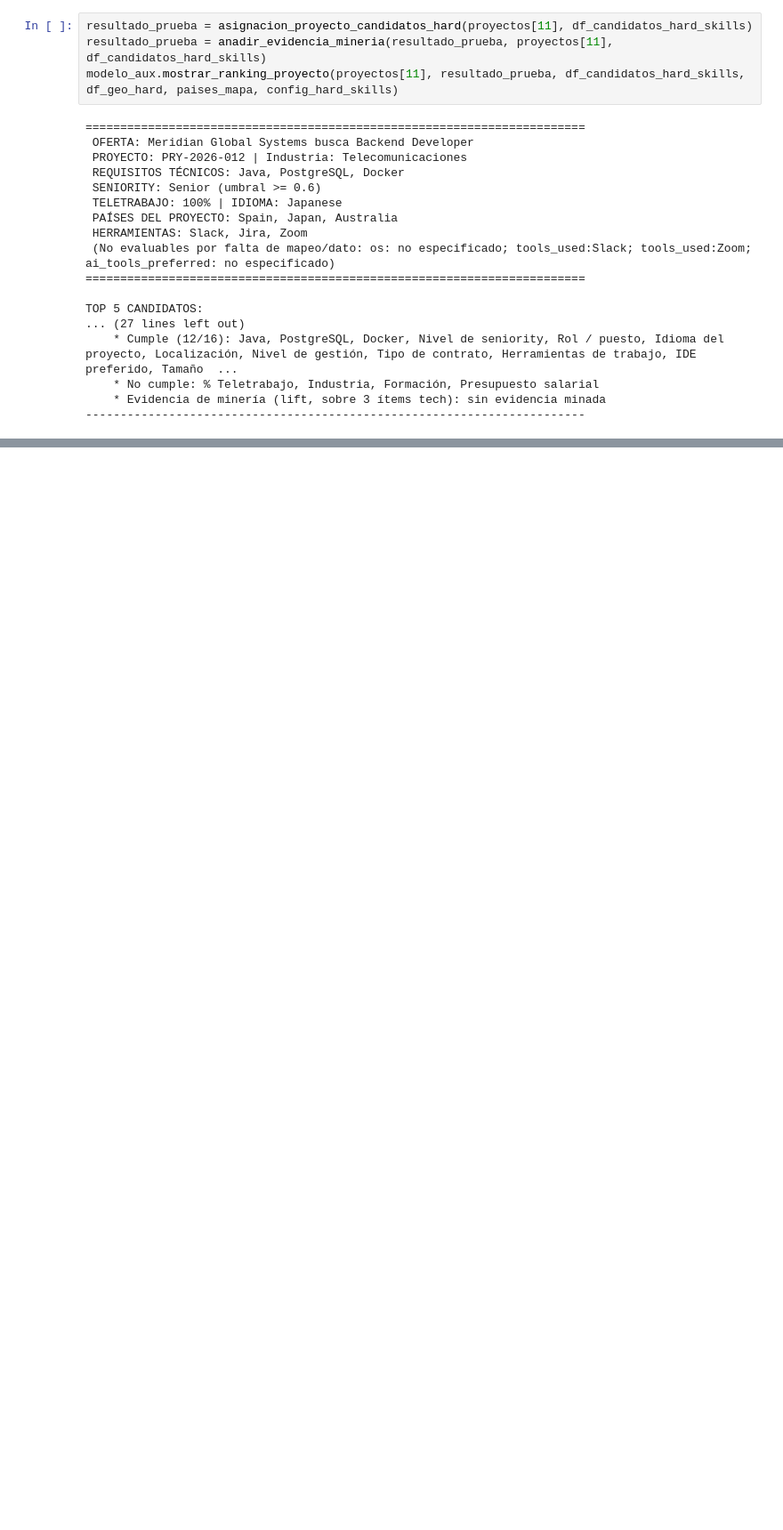
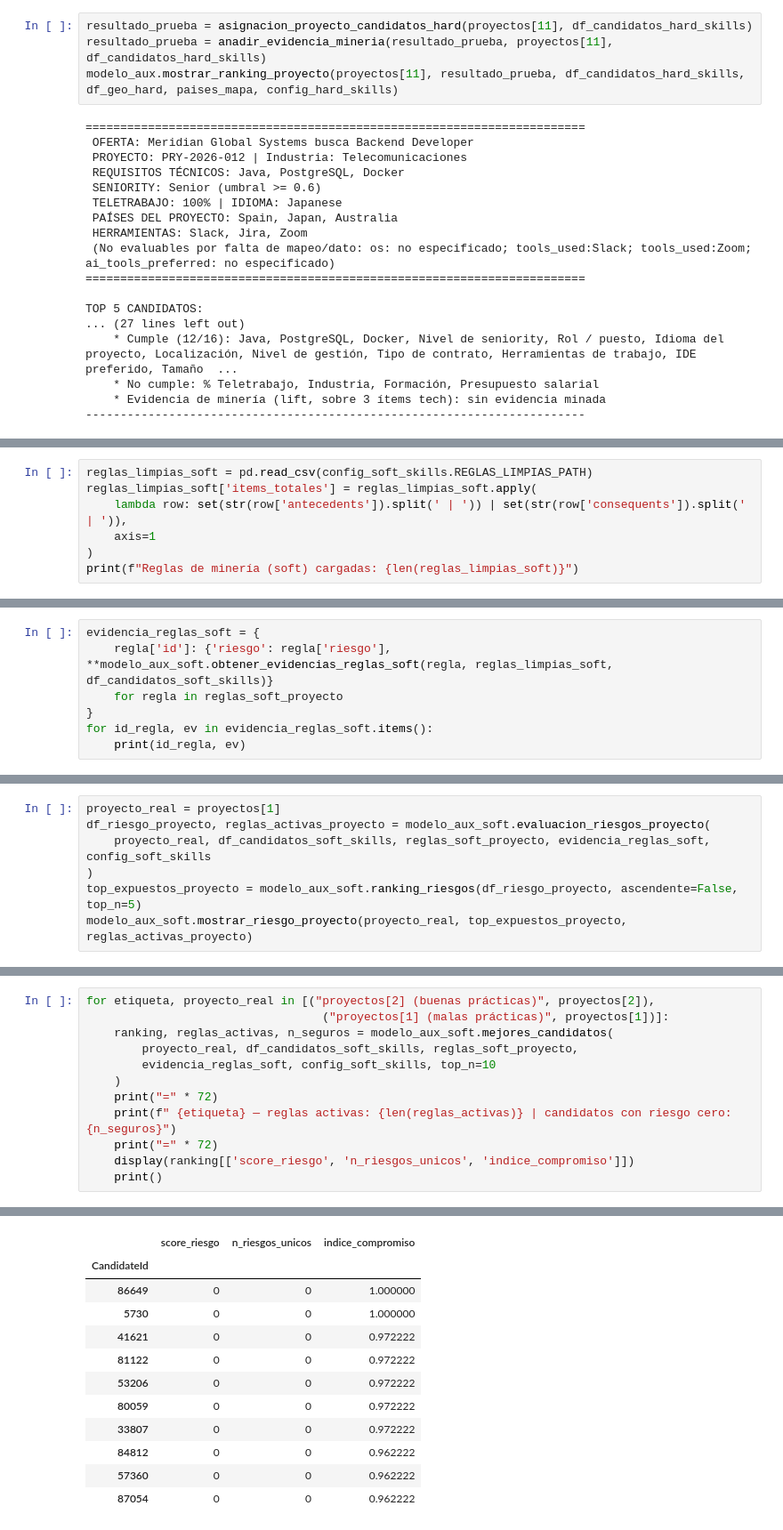
Before and after one commit to Miguel-Angel-SM-Camacho/tfm-miguel-angel, a Jupyter notebook: notebooks/RESULTADOS RANKINGS FINAL SOFT Y HARD SKILLS/05_FRAMEWORK_FINAL_RANKING.ipynb, the cells around one changed output, grey strips where cells are left out. Shown at 89% size. Drawn from its saved outputs; the diff is of its cells as text; blank space fills up the shorter version.

```diff
--- a/notebooks/RESULTADOS RANKINGS FINAL SOFT Y HARD SKILLS/05_FRAMEWORK_FINAL_RANKING.ipynb
+++ b/notebooks/RESULTADOS RANKINGS FINAL SOFT Y HARD SKILLS/05_FRAMEWORK_FINAL_RANKING.ipynb
@@ -178,0 +199,7 @@ TOP 5 CANDIDATOS:
+# %%
+reglas_limpias_soft = pd.read_csv(config_soft_skills.REGLAS_LIMPIAS_PATH)
+reglas_limpias_soft['items_totales'] = reglas_limpias_soft.apply(
+    lambda row: set(str(row['antecedents']).split(' | ')) | set(str(row['consequents']).split(' | ')),
+    axis=1
+)
+print(f"Reglas de minería (soft) cargadas: {len(reglas_limpias_soft)}")
@@ -178,0 +212,7 @@ TOP 5 CANDIDATOS:
+# %%
+evidencia_reglas_soft = {
+    regla['id']: {'riesgo': regla['riesgo'], **modelo_aux_soft.obtener_evidencias_reglas_soft(regla, reglas_limpias_soft, df_candidatos_soft_skills)}
+    for regla in reglas_soft_proyecto
+}
+for id_regla, ev in evidencia_reglas_soft.items():
+    print(id_regla, ev)
@@ -178,0 +321,7 @@ TOP 5 CANDIDATOS:
+# %%
+proyecto_real = proyectos[1]
+df_riesgo_proyecto, reglas_activas_proyecto = modelo_aux_soft.evaluacion_riesgos_proyecto(
+    proyecto_real, df_candidatos_soft_skills, reglas_soft_proyecto, evidencia_reglas_soft, config_soft_skills
+)
+top_expuestos_proyecto = modelo_aux_soft.ranking_riesgos(df_riesgo_proyecto, ascendente=False, top_n=5)
+modelo_aux_soft.mostrar_riesgo_proyecto(proyecto_real, top_expuestos_proyecto, reglas_activas_proyecto)
@@ -178,0 +352,13 @@ TOP 5 CANDIDATOS:
+# %%
+for etiqueta, proyecto_real in [("proyectos[2] (buenas prácticas)", proyectos[2]),
+                                  ("proyectos[1] (malas prácticas)", proyectos[1])]:
+    ranking, reglas_activas, n_seguros = modelo_aux_soft.mejores_candidatos(
+        proyecto_real, df_candidatos_soft_skills, reglas_soft_proyecto,
+        evidencia_reglas_soft, config_soft_skills, top_n=10
+    )
+    print("=" * 72)
+    print(f" {etiqueta} — reglas activas: {len(reglas_activas)} | candidatos con riesgo cero: {n_seguros}")
+    print("=" * 72)
+    display(ranking[['score_riesgo', 'n_riesgos_unicos', 'indice_compromiso']])
+    print()
+# %% [output]
@@ -178,0 +368,12 @@ TOP 5 CANDIDATOS:
+|  | score_riesgo | n_riesgos_unicos | indice_compromiso |
+| CandidateId |  |  |  |
+| 86649 | 0 | 0 | 1.000000 |
+| 5730 | 0 | 0 | 1.000000 |
+| 41621 | 0 | 0 | 0.972222 |
+| 81122 | 0 | 0 | 0.972222 |
+| 53206 | 0 | 0 | 0.972222 |
+| 80059 | 0 | 0 | 0.972222 |
+| 33807 | 0 | 0 | 0.972222 |
+| 84812 | 0 | 0 | 0.962222 |
+| 57360 | 0 | 0 | 0.962222 |
+| 87054 | 0 | 0 | 0.962222 |
```
Also changed, not shown: parts of 23 cells of this notebook, 8 other files.
